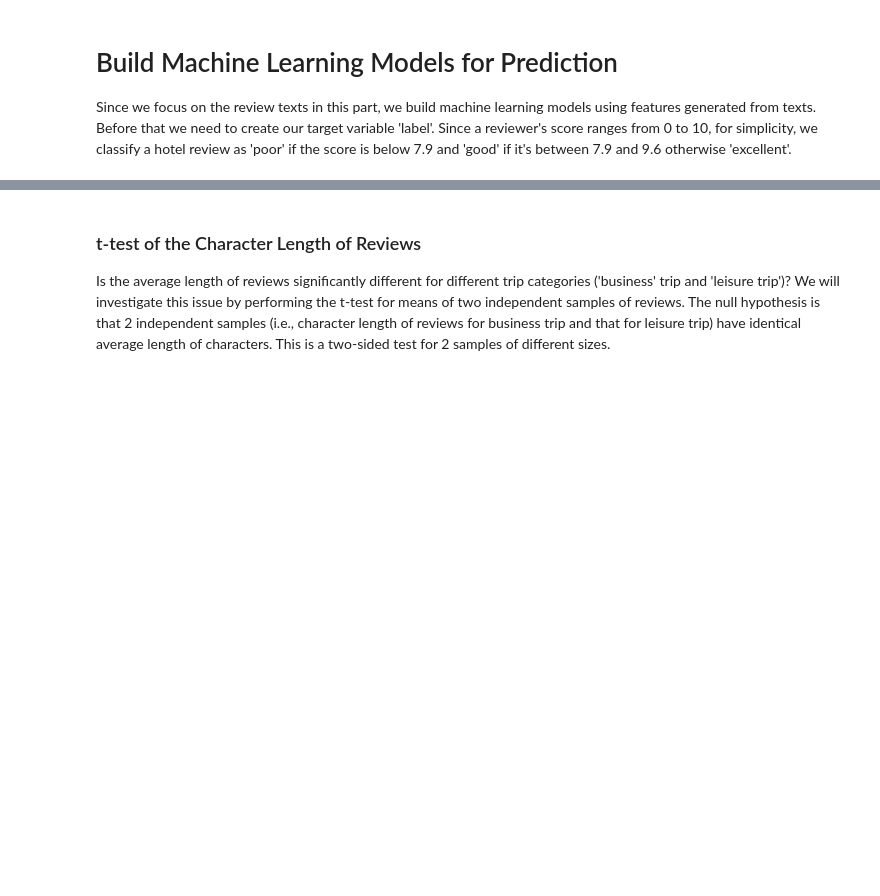
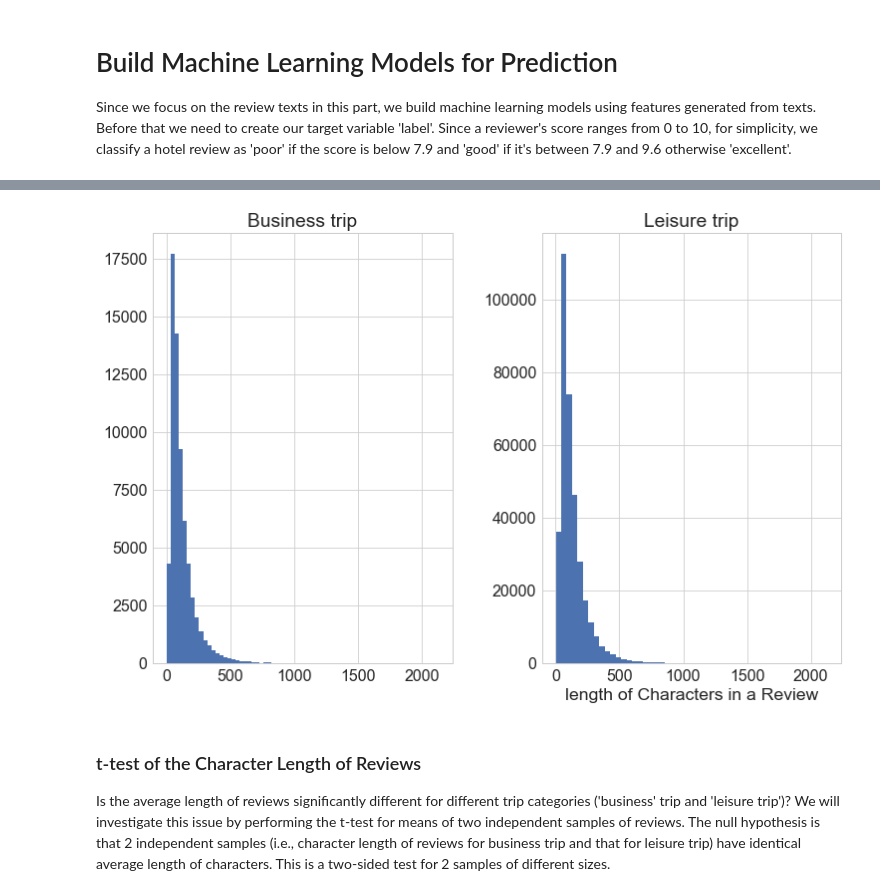
Before and after one commit to phyhouhou/SpringboardProjects, a Jupyter notebook: SecondCapstoneProject/2ndCapstoneProjectFinalReport/SecondCapstoneProject_NLP_ML.ipynb, the cells around one changed output, grey strips where cells are left out. Saved outputs shown, nothing was run; the diff lists cells and outputs as text; code cells hidden in the pictures; blank space fills up the shorter version.

```diff
--- a/SecondCapstoneProject/2ndCapstoneProjectFinalReport/SecondCapstoneProject_NLP_ML.ipynb
+++ b/SecondCapstoneProject/2ndCapstoneProjectFinalReport/SecondCapstoneProject_NLP_ML.ipynb
@@ -919,3 +1143,9 @@ df_txt.hist(column='Len_LemRev_char',by='Trip_Type',bins=50,figsize=(12,8));
+# %%
+# Visualize the distribution of length of review strings by trip type
+df_txt.hist(column='Len_LemRev_char',by='Trip_Type',bins=50,figsize=(12,8),rot=0,sharex=True);
+plt.xlabel('length of Characters in a Review');
+# %% [output]
+[figure, added]
 # %% [markdown]
 ### t-test of the Character Length of Reviews
 Is the average length of reviews significantly different for different trip categories ('business' trip and 'leisure trip')? We will investigate this issue by performing the t-test for means of two independent samples of reviews. The null hypothesis is that 2 independent samples (i.e., character length of reviews for business trip and that for leisure trip) have identical average length of characters. This is a two-sided test for 2 samples of different sizes.
```
Also changed, not shown: parts of 157 cells of this notebook, 3 other files.
